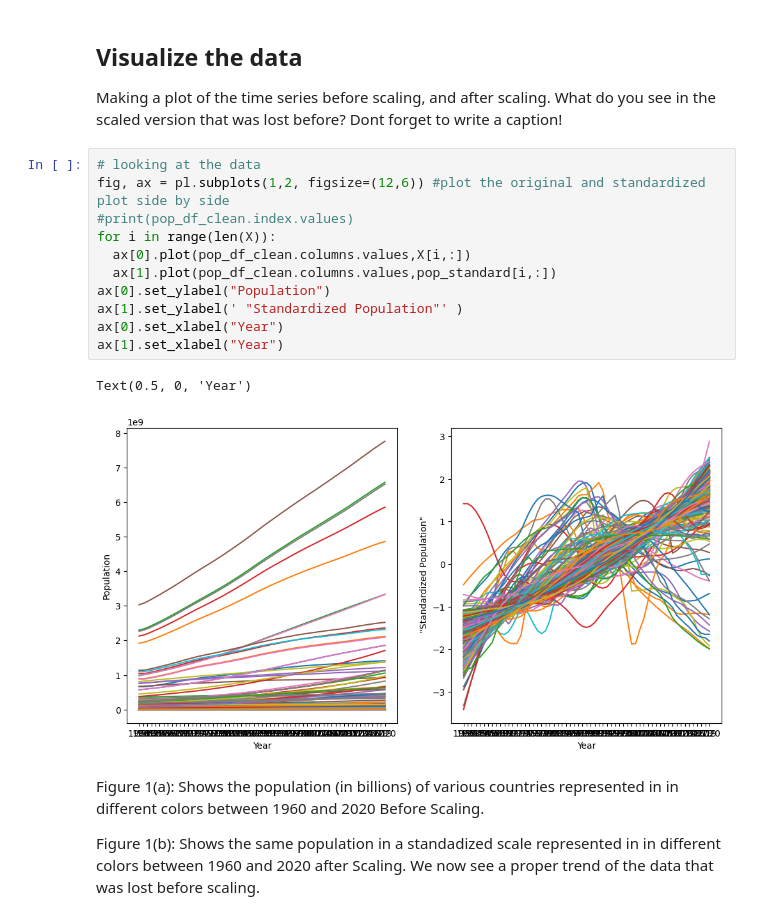
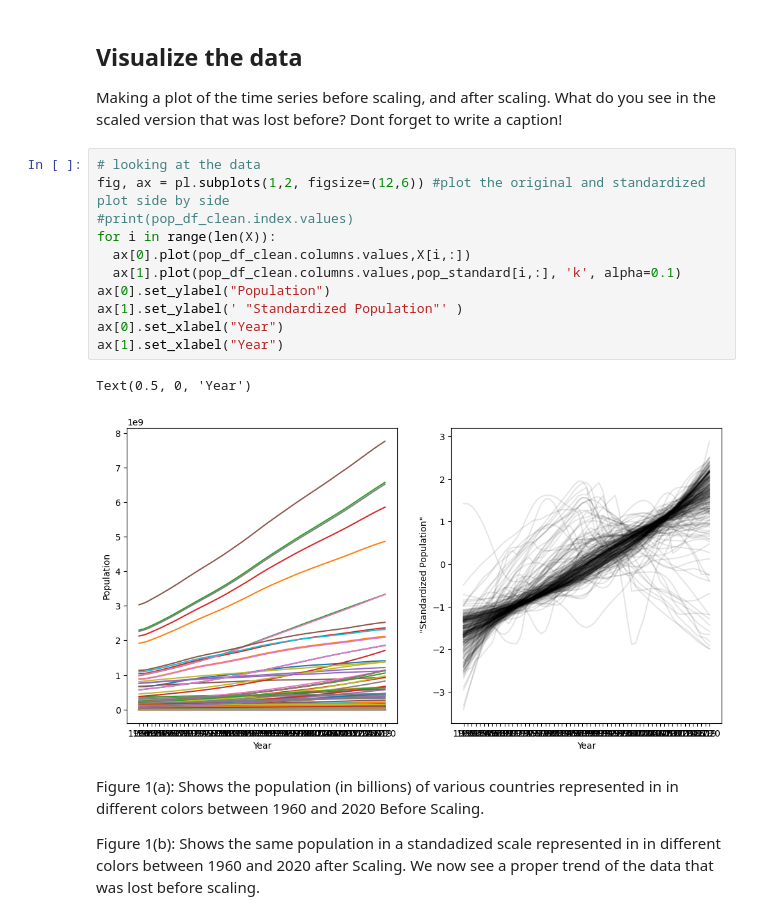
Before and after one commit to FrancescoZanni/MLPNS_FZanni, a Jupyter notebook: TimeSeriesClustering.ipynb, the cells around one changed output. Cells and saved outputs as stored; diff of their text form.

```diff
--- a/TimeSeriesClustering.ipynb
+++ b/TimeSeriesClustering.ipynb
@@ -178,17 +178,17 @@ Making a plot of the time series before scaling, and after scaling. What do you
 # %%
 # looking at the data
 fig, ax = pl.subplots(1,2, figsize=(12,6)) #plot the original and standardized plot side by side
 #print(pop_df_clean.index.values)
 for i in range(len(X)):
   ax[0].plot(pop_df_clean.columns.values,X[i,:])
-  ax[1].plot(pop_df_clean.columns.values,pop_standard[i,:])
+  ax[1].plot(pop_df_clean.columns.values,pop_standard[i,:], 'k', alpha=0.1)
 ax[0].set_ylabel("Population")
 ax[1].set_ylabel(' "Standardized Population"' )
 ax[0].set_xlabel("Year")
 ax[1].set_xlabel("Year")
 # %% [output]
 Text(0.5, 0, 'Year')
-[figure, old version]
+[figure, new version]
 # %% [markdown]
 Figure 1(a): Shows the population (in billions) of various countries represented in in different colors between 1960 and 2020 Before Scaling.
 
```
Also changed, not shown: parts of 10 cells of this notebook.
